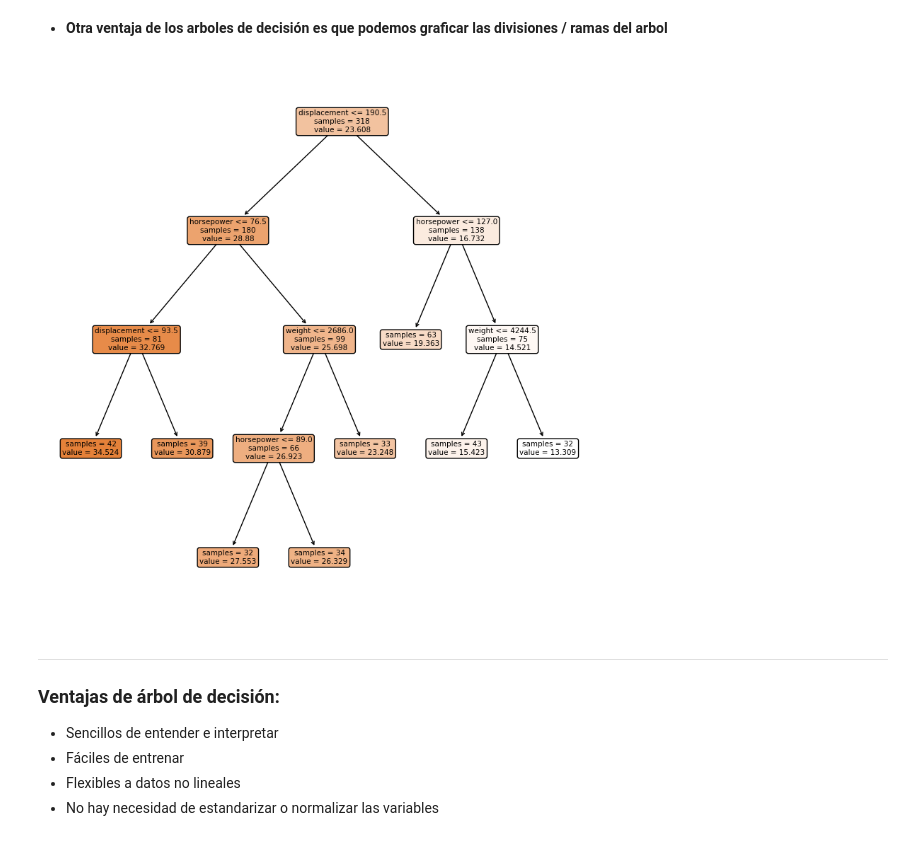
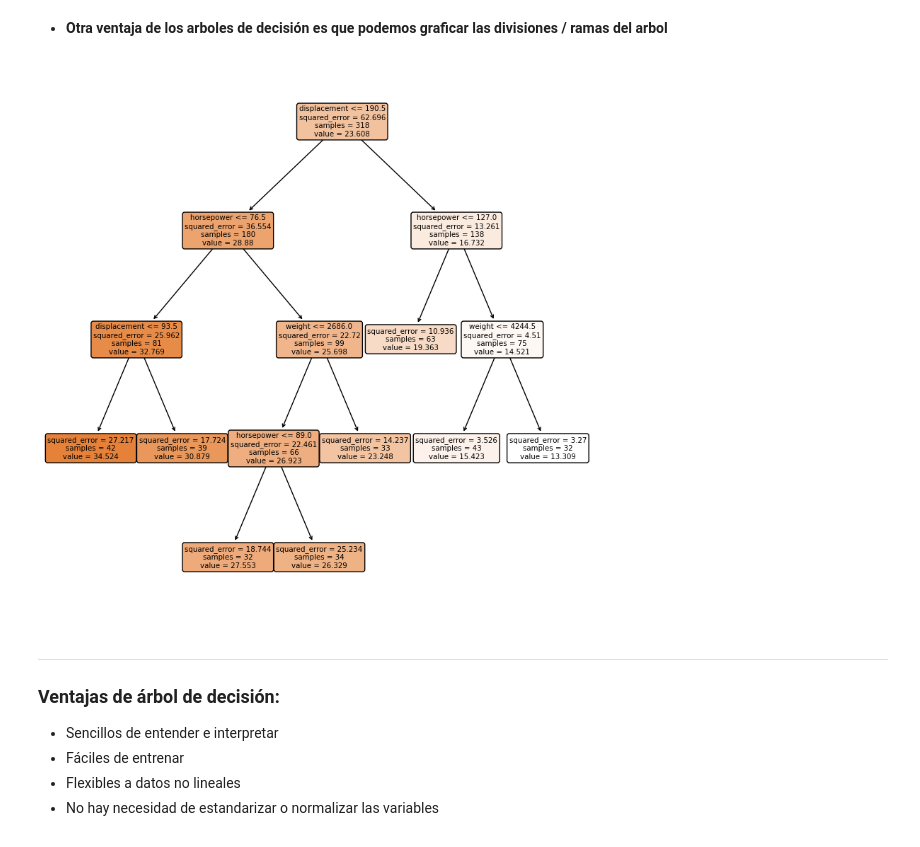
Before and after one commit to maicobernal/clases_unl, a Jupyter notebook: 01_ML_Supervised_Regression.ipynb, the cells around one changed output. Cells and saved outputs as stored; diff of their text form; code cells hidden in the pictures.

```diff
--- a/01_ML_Supervised_Regression.ipynb
+++ b/01_ML_Supervised_Regression.ipynb
@@ -756,7 +770,7 @@ X_train, X_test, y_train, y_test= train_test_split(X, y,test_size=0.2,random_sta
 
 # Iniciamos el regresor
 # Prueben ajustar la profundidad - argumento max_depth
-dt = DecisionTreeRegressor(max_depth=4, random_state=42 ,min_samples_leaf=0.1)
+dt = DecisionTreeRegressor(max_depth=100, random_state=42, min_samples_leaf=0.1)
 
 # Entrenamos con la base de entrenamiento
 dt.fit(X_train, y_train)
@@ -785,16 +799,16 @@ MAE: 2.97
 # %%
 import matplotlib.pyplot as plt
 from sklearn.tree import plot_tree
 
 # Visualiza el árbol
 plt.figure(figsize=(10, 10))
 
 # Se puede setear impurity True para ver el error de cada división
-plot_tree(dt, filled=True, feature_names=X.columns, rounded=True, impurity = False)
+plot_tree(dt, filled=True, feature_names=X.columns, rounded=True, impurity = True)
 
 plt.show()
 # %% [output]
-[figure, old version]
+[figure, new version]
 # %% [markdown]
 ---
 ### Ventajas de árbol de decisión:
```
Also changed, not shown: parts of 16 cells of this notebook, 14 other files.
